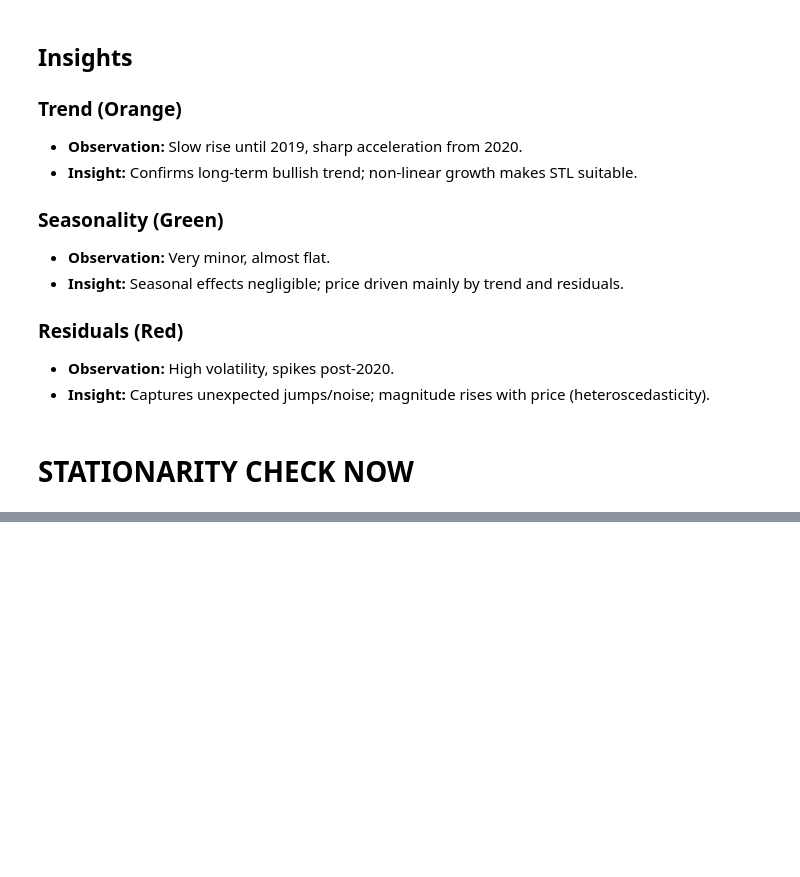
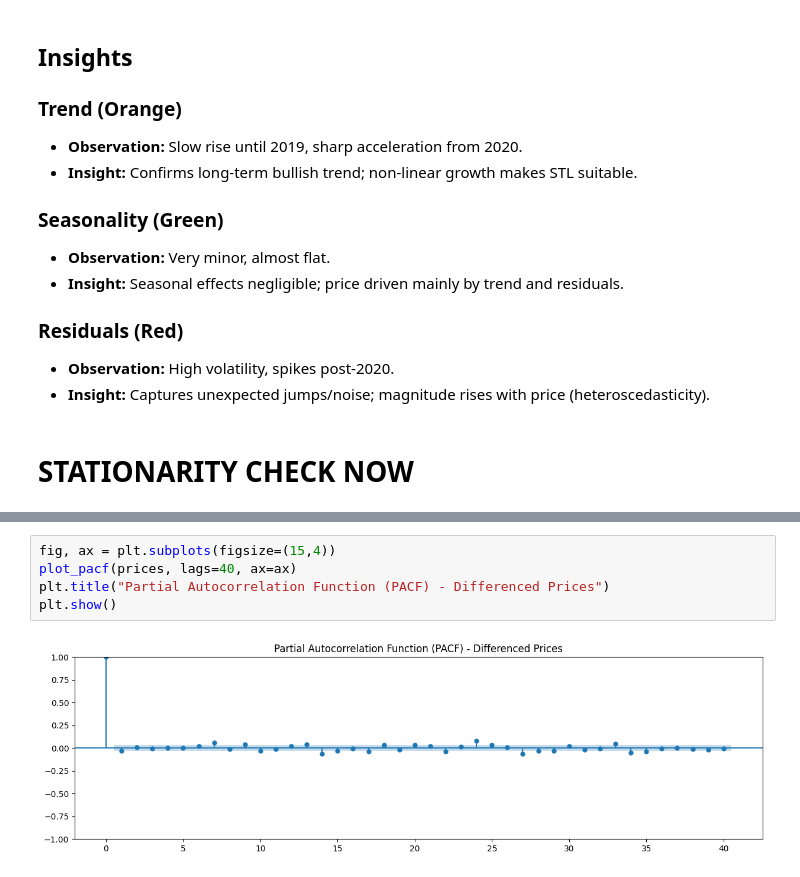
Before and after one commit to muhammadhussnain1227-debug/Tesla-Time-Series-Forecast, a Jupyter notebook: Tesla Stock Price Forecast.ipynb, the cells around one changed output, grey strips where cells are left out. Drawn from its saved outputs; the diff is of its cells as text; blank space fills up the shorter version.

```diff
--- a/Tesla Stock Price Forecast.ipynb
+++ b/Tesla Stock Price Forecast.ipynb
@@ -253,0 +396,7 @@ Critical Values:
+# %%
+fig, ax = plt.subplots(figsize=(15,4))
+plot_pacf(prices, lags=40, ax=ax)
+plt.title("Partial Autocorrelation Function (PACF) - Differenced Prices")
+plt.show()
+# %% [output]
+[figure, added]
```
Also changed, not shown: parts of 21 cells of this notebook.
